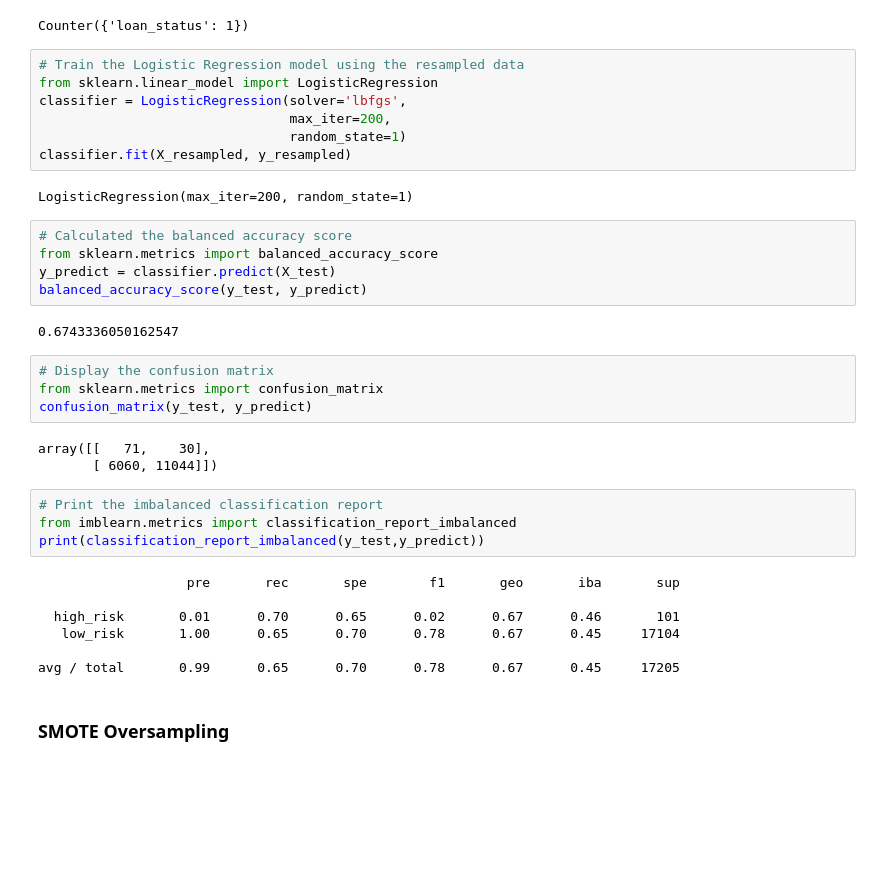
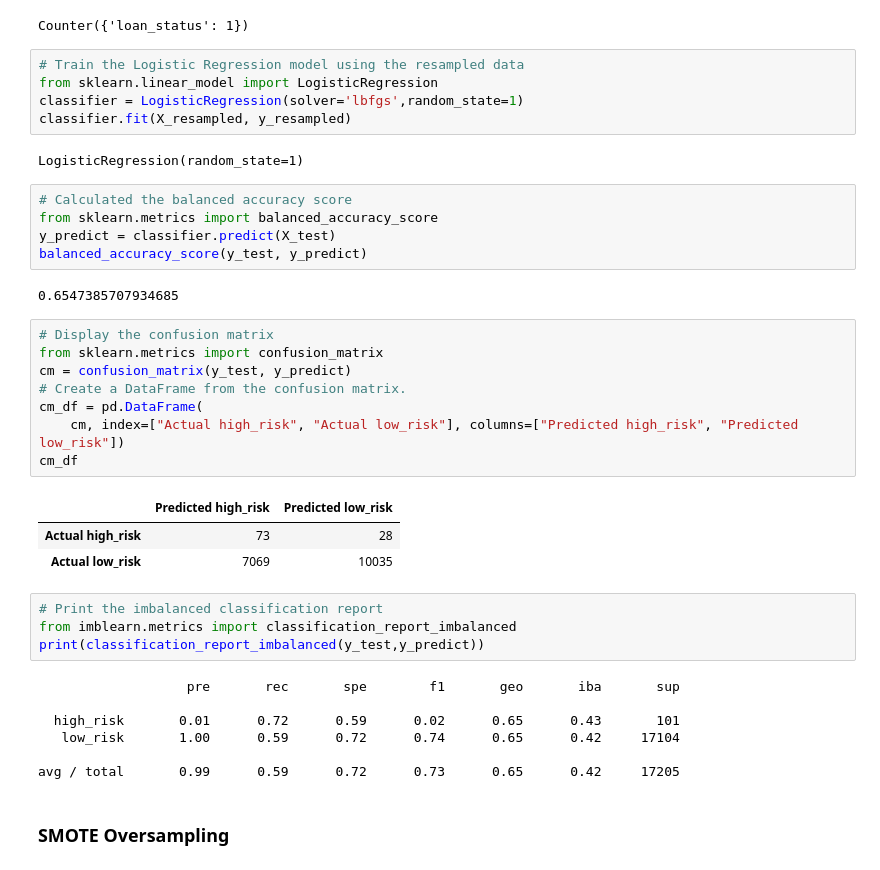
Before and after one commit to pasmi369/Credit_Risk_Analysis, a Jupyter notebook: Module-17-Challenge-Resources/credit_risk_resampling.ipynb, the cells around one changed output. Drawn from its saved outputs; the diff is of its cells as text; blank space fills up the shorter version.

```diff
--- a/Module-17-Challenge-Resources/credit_risk_resampling.ipynb
+++ b/Module-17-Challenge-Resources/credit_risk_resampling.ipynb
@@ -146,26 +135,29 @@ Counter({'loan_status': 1})
 # %%
 # Train the Logistic Regression model using the resampled data
 from sklearn.linear_model import LogisticRegression
-classifier = LogisticRegression(solver='lbfgs',
-                                max_iter=200,
-                                random_state=1)
+classifier = LogisticRegression(solver='lbfgs',random_state=1)
 classifier.fit(X_resampled, y_resampled)
 # %% [output]
-LogisticRegression(max_iter=200, random_state=1)
+LogisticRegression(random_state=1)
 # %%
 # Calculated the balanced accuracy score
 from sklearn.metrics import balanced_accuracy_score
 y_predict = classifier.predict(X_test)
 balanced_accuracy_score(y_test, y_predict)
 # %% [output]
-0.6743336050162547
+0.6547385707934685
 # %%
 # Display the confusion matrix
 from sklearn.metrics import confusion_matrix
-confusion_matrix(y_test, y_predict)
+cm = confusion_matrix(y_test, y_predict)
+# Create a DataFrame from the confusion matrix.
+cm_df = pd.DataFrame(
+    cm, index=["Actual high_risk", "Actual low_risk"], columns=["Predicted high_risk", "Predicted low_risk"])
+cm_df
 # %% [output]
-array([[   71,    30],
-       [ 6060, 11044]])
+|  | Predicted high_risk | Predicted low_risk |
+| Actual high_risk | 73 | 28 |
+| Actual low_risk | 7069 | 10035 |
 # %%
 # Print the imbalanced classification report
 from imblearn.metrics import classification_report_imbalanced
@@ -173,10 +165,10 @@ print(classification_report_imbalanced(y_test,y_predict))
 # %% [output]
                    pre       rec       spe        f1       geo       iba       sup
 
-  high_risk       0.01      0.70      0.65      0.02      0.67      0.46       101
-   low_risk       1.00      0.65      0.70      0.78      0.67      0.45     17104
+  high_risk       0.01      0.72      0.59      0.02      0.65      0.43       101
+   low_risk       1.00      0.59      0.72      0.74      0.65      0.42     17104
 
-avg / total       0.99      0.65      0.70      0.78      0.67      0.45     17205
+avg / total       0.99      0.59      0.72      0.73      0.65      0.42     17205
 # %% [markdown]
 ### SMOTE Oversampling
 # %%
```
Also changed, not shown: parts of 16 cells of this notebook, 13 other files.
